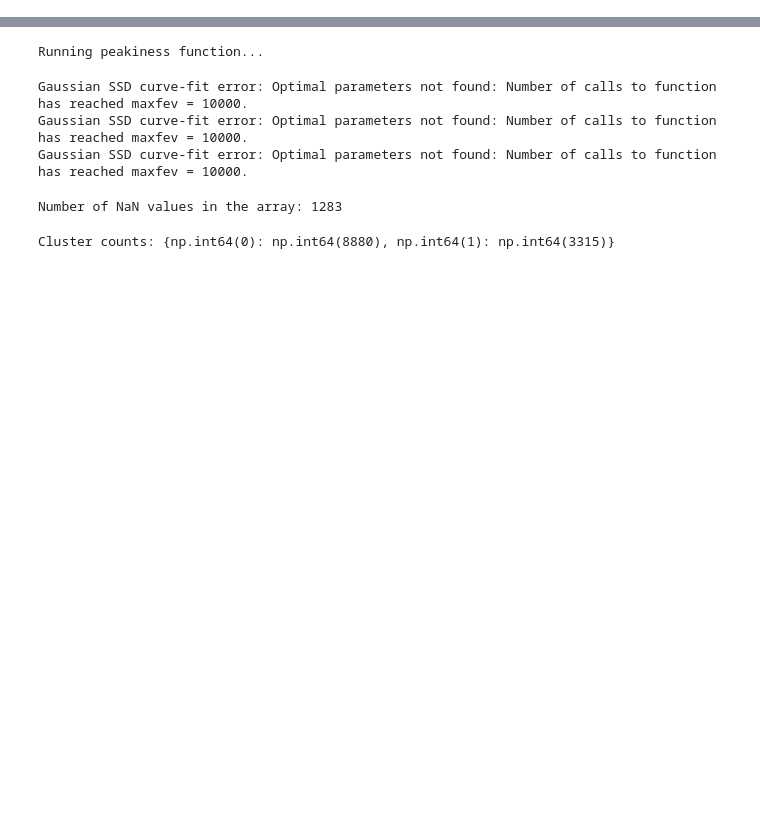
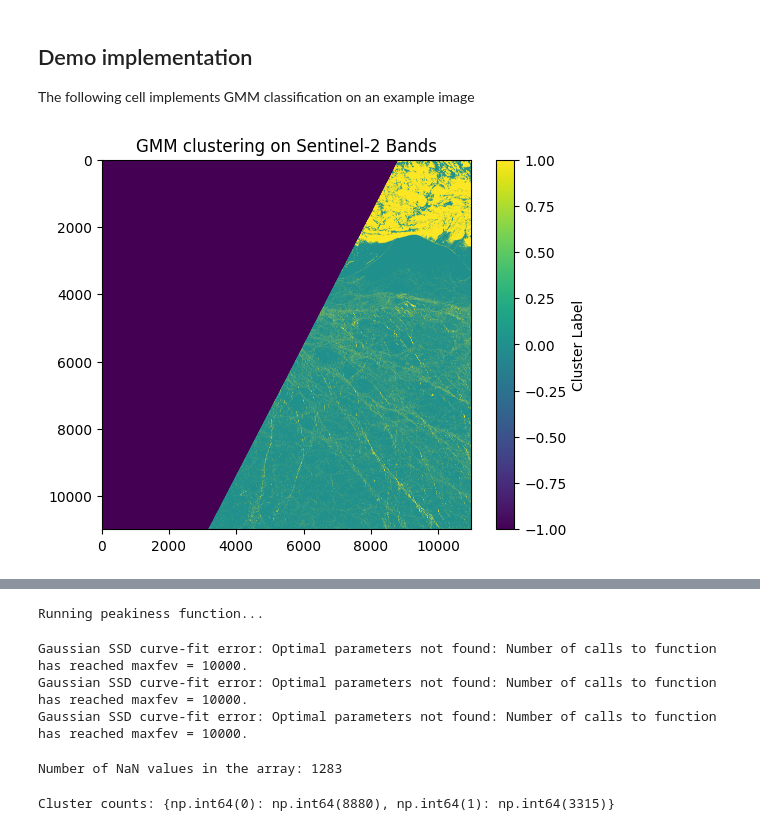
Before and after one commit to max-henderson404/geol0069_week4, a Jupyter notebook: classification.ipynb, the cells around one changed output, grey strips where cells are left out. Saved outputs shown, nothing was run; the diff lists cells and outputs as text; code cells hidden in the pictures; blank space fills up the shorter version.

Commit message:
updated notebook and created logo

```diff
--- a/classification.ipynb
+++ b/classification.ipynb
@@ -212,3 +218,45 @@ def calculate_SSD(RIP):
 
 
     return SSD
+# %% [markdown]
+## Demo implementation
+The following cell implements GMM classification on an example image
+# %%
+# Paths to the band images
+base_path = "/content/drive/MyDrive/Colab Notebooks/aieo/Week 4/S2A_MSIL1C_20190301T235611_N0207_R116_T01WCU_20190302T014622.SAFE/GRANULE/L1C_T01WCU_A019275_20190301T235610/IMG_DATA/" # You need to specify the path
+bands_paths = {
+    'B4': base_path + 'T01WCU_20190301T235611_B04.jp2',
+    'B3': base_path + 'T01WCU_20190301T235611_B03.jp2',
+    'B2': base_path + 'T01WCU_20190301T235611_B02.jp2'
+}
+
+# Read and stack the band images
+band_data = []
+for band in ['B4']:
+    with rasterio.open(bands_paths[band]) as src:
+        band_data.append(src.read(1))
+
+# Stack bands and create a mask for valid data (non-zero values in all bands)
+band_stack = np.dstack(band_data)
+valid_data_mask = np.all(band_stack > 0, axis=2)
+
+# Reshape for GMM, only including valid data
+X = band_stack[valid_data_mask].reshape((-1, 1))
+
+# GMM clustering
+gmm = GaussianMixture(n_components=2, random_state=0).fit(X)
+labels = gmm.predict(X)
+
+# Create an empty array for the result, filled with a no-data value (e.g., -1)
+labels_image = np.full(band_stack.shape[:2], -1, dtype=int)
+
+# Place GMM labels in the locations corresponding to valid data
+labels_image[valid_data_mask] = labels
+
+# Plotting the result
+plt.imshow(labels_image, cmap='viridis')
+plt.title('GMM clustering on Sentinel-2 Bands')
+plt.colorbar(label='Cluster Label')
+plt.show()
+# %% [output]
+[figure, added]
```
Also changed, not shown: parts of 18 cells of this notebook, 1 other file.
